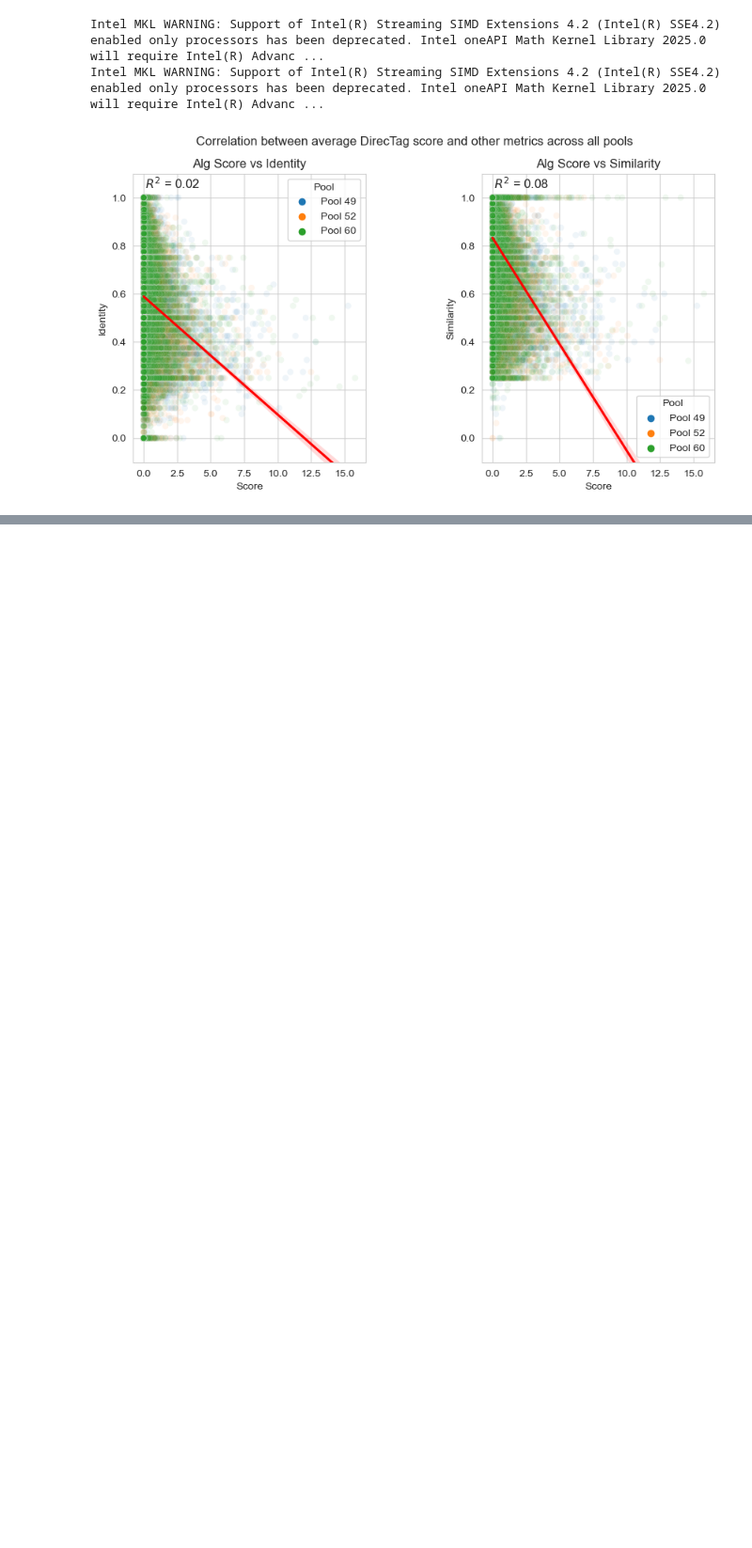
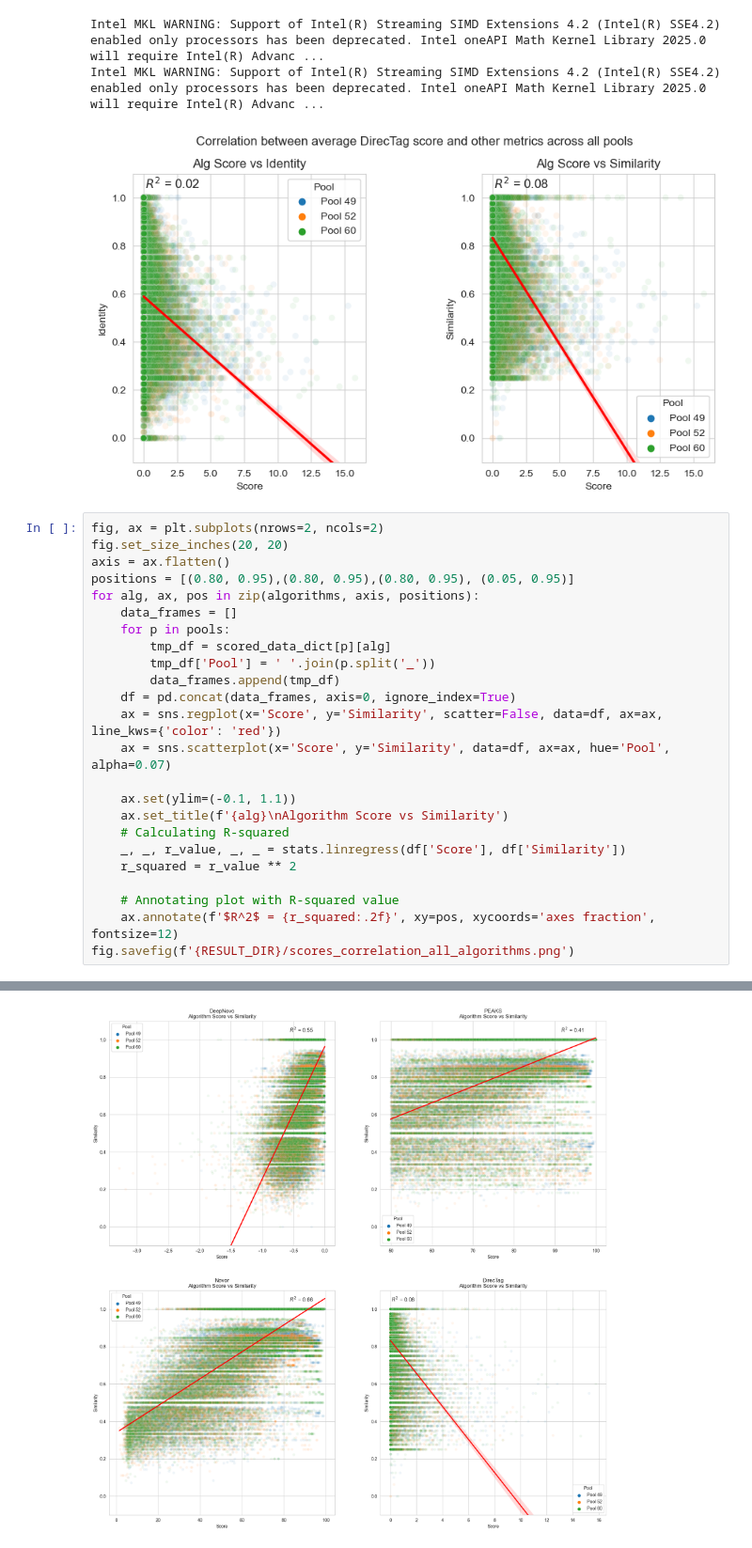
Before and after one commit to LukasStonie/PeptideDeNovoSequencing, a Jupyter notebook: Pipeline/Analysis/Results/CorrelationAlgorithmScore.ipynb, the cells around one changed output, grey strips where cells are left out. Shown at 94% size. Drawn from its saved outputs; the diff is of its cells as text; blank space fills up the shorter version.

```diff
--- a/Pipeline/Analysis/Results/CorrelationAlgorithmScore.ipynb
+++ b/Pipeline/Analysis/Results/CorrelationAlgorithmScore.ipynb
@@ -312,3 +312,28 @@ fig.show()
 Intel MKL WARNING: Support of Intel(R) Streaming SIMD Extensions 4.2 (Intel(R) SSE4.2) enabled only processors has been deprecated. Intel oneAPI Math Kernel Library 2025.0 will require Intel(R) Advanc ...
 Intel MKL WARNING: Support of Intel(R) Streaming SIMD Extensions 4.2 (Intel(R) SSE4.2) enabled only processors has been deprecated. Intel oneAPI Math Kernel Library 2025.0 will require Intel(R) Advanc ...
 [figure]
+# %%
+fig, ax = plt.subplots(nrows=2, ncols=2)
+fig.set_size_inches(20, 20)
+axis = ax.flatten()
+positions = [(0.80, 0.95),(0.80, 0.95),(0.80, 0.95), (0.05, 0.95)]
+for alg, ax, pos in zip(algorithms, axis, positions):
+    data_frames = []
+    for p in pools:
+        tmp_df = scored_data_dict[p][alg]
+        tmp_df['Pool'] = ' '.join(p.split('_'))
+        data_frames.append(tmp_df)
+    df = pd.concat(data_frames, axis=0, ignore_index=True)
+    ax = sns.regplot(x='Score', y='Similarity', scatter=False, data=df, ax=ax, line_kws={'color': 'red'})
+    ax = sns.scatterplot(x='Score', y='Similarity', data=df, ax=ax, hue='Pool', alpha=0.07)
+
+    ax.set(ylim=(-0.1, 1.1))
+    ax.set_title(f'{alg}\nAlgorithm Score vs Similarity')
+    # Calculating R-squared
+    _, _, r_value, _, _ = stats.linregress(df['Score'], df['Similarity'])
+    r_squared = r_value ** 2
+
+    # Annotating plot with R-squared value
+    ax.annotate(f'$R^2$ = {r_squared:.2f}', xy=pos, xycoords='axes fraction', fontsize=12)
+fig.savefig(f'{RESULT_DIR}/scores_correlation_all_algorithms.png')
+# %% [output]
@@ -314,0 +344 @@ Intel MKL WARNING: Support of Intel(R) Streaming SIMD Extensions 4.2 (Intel(R) S
+[figure, added]
```
Also changed, not shown: parts of 1 cell of this notebook, 6 other files.
